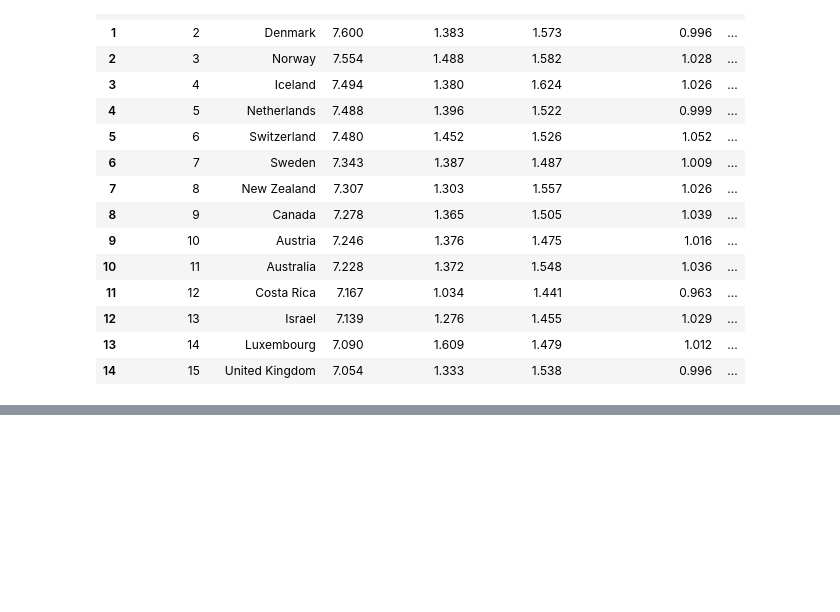
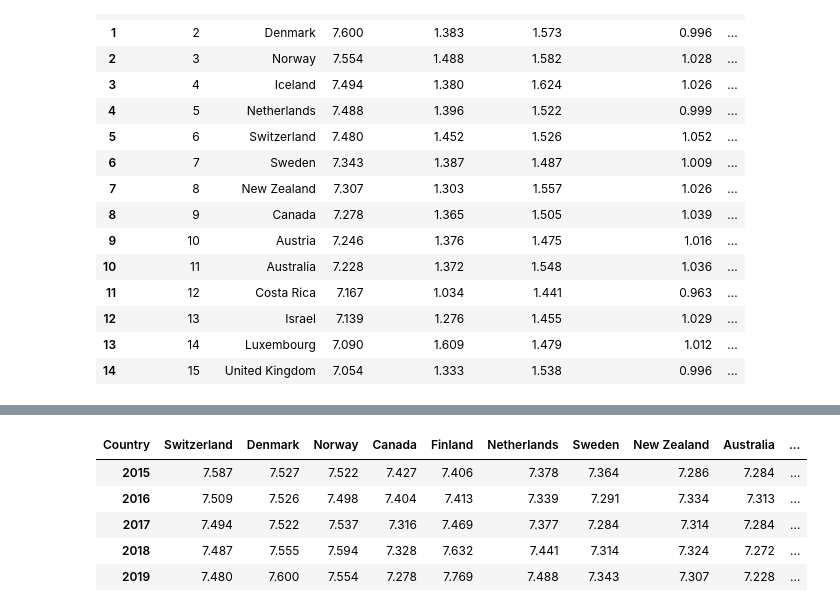
Before and after one commit to tnmercer/group_repo, a Jupyter notebook: world_happiness.ipynb, the cells around one changed output, grey strips where cells are left out. Drawn from its saved outputs; the diff is of its cells as text; code cells hidden in the pictures; blank space fills up the shorter version.

```diff
--- a/world_happiness.ipynb
+++ b/world_happiness.ipynb
@@ -190,0 +129,11 @@ WH_2015_2019.set_index("Country")
+# %%
+WH_2015_2019 = WH_2015_2019.set_index("Country").T
+
+WH_2015_2019
+# %% [output]
+| Country | Switzerland | Denmark | Norway | Canada | Finland | Netherlands | Sweden | New Zealand | Australia | ... |
+| 2015 | 7.587 | 7.527 | 7.522 | 7.427 | 7.406 | 7.378 | 7.364 | 7.286 | 7.284 | ... |
+| 2016 | 7.509 | 7.526 | 7.498 | 7.404 | 7.413 | 7.339 | 7.291 | 7.334 | 7.313 | ... |
+| 2017 | 7.494 | 7.522 | 7.537 | 7.316 | 7.469 | 7.377 | 7.284 | 7.314 | 7.284 | ... |
+| 2018 | 7.487 | 7.555 | 7.594 | 7.328 | 7.632 | 7.441 | 7.314 | 7.324 | 7.272 | ... |
+| 2019 | 7.480 | 7.600 | 7.554 | 7.278 | 7.769 | 7.488 | 7.343 | 7.307 | 7.228 | ... |
```
Also changed, not shown: parts of 4 cells of this notebook.
